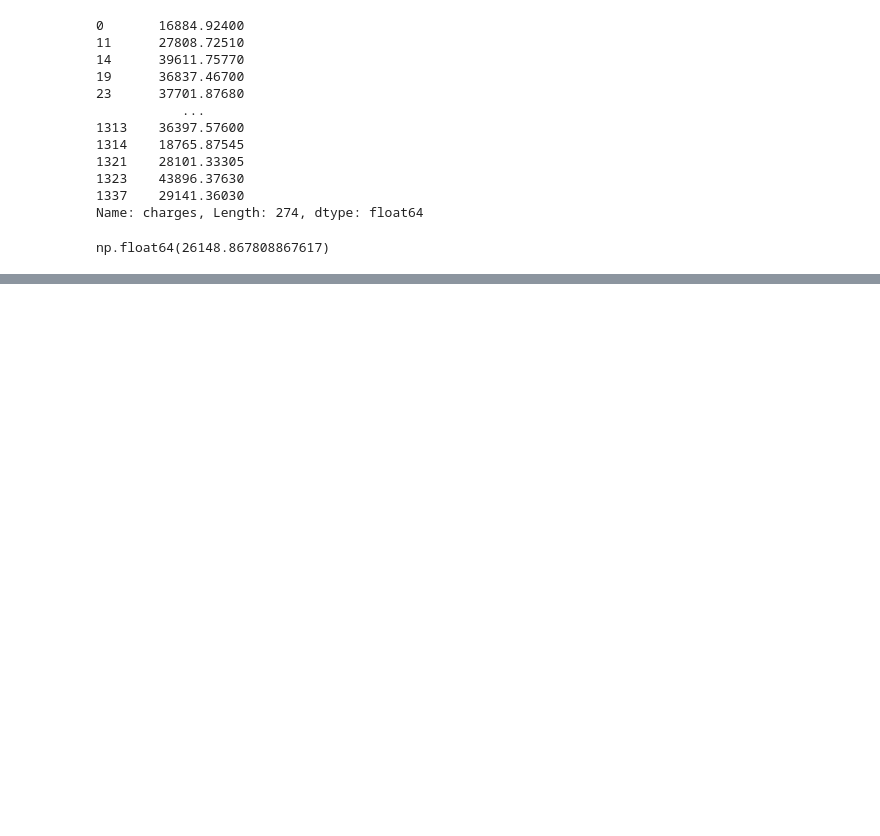
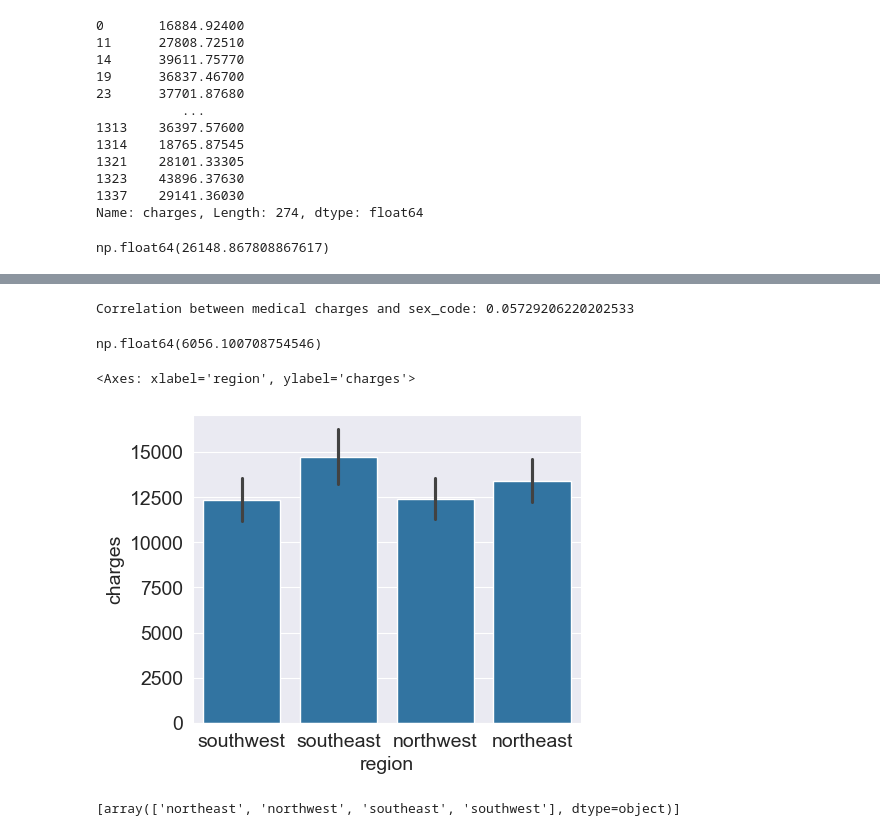
Before and after one commit to HembenDev/medical_insurance-estimation-model, a Jupyter notebook: medic.ipynb, the cells around one changed output, grey strips where cells are left out. Drawn from its saved outputs; the diff is of its cells as text; code cells hidden in the pictures; blank space fills up the shorter version.

```diff
--- a/medic.ipynb
+++ b/medic.ipynb
@@ -578,0 +660,4 @@ np.float64(-18575937.17938786)
+# %%
+sex_code = {'female': 0, 'male': 1}
+medic_df['sex_code'] = medic_df['sex'].map(sex_code)
+medic_df
@@ -578,0 +678,26 @@ np.float64(-18575937.17938786)
+# %%
+correlation = medic_df['charges'].corr(medic_df['sex_code'])
+print(f'Correlation between medical charges and sex_code: {correlation}')
+# %% [output]
+Correlation between medical charges and sex_code: 0.05729206220202533
+# %%
+inputs,targets = medic_df[['age', 'bmi', 'children', 'smoker_code', 'sex_code']], medic_df['charges']
+model = LinearRegression().fit(inputs,targets)
+predictions = model.predict(inputs)
+model.coef_, model.intercept_
+loss = rmse(targets,predictions)
+loss
+# %% [output]
+np.float64(6056.100708754546)
+# %%
+sns.barplot(data = medic_df, x = 'region', y = 'charges')
+# %% [output]
+<Axes: xlabel='region', ylabel='charges'>
+[figure, added]
+# %%
+from sklearn.preprocessing import OneHotEncoder
+encoder = OneHotEncoder()
+encoder.fit(medic_df[['region']])
+encoder.categories_
+# %% [output]
+[array(['northeast', 'northwest', 'southeast', 'southwest'], dtype=object)]
```
Also changed, not shown: parts of 40 cells of this notebook, 2 other files.
